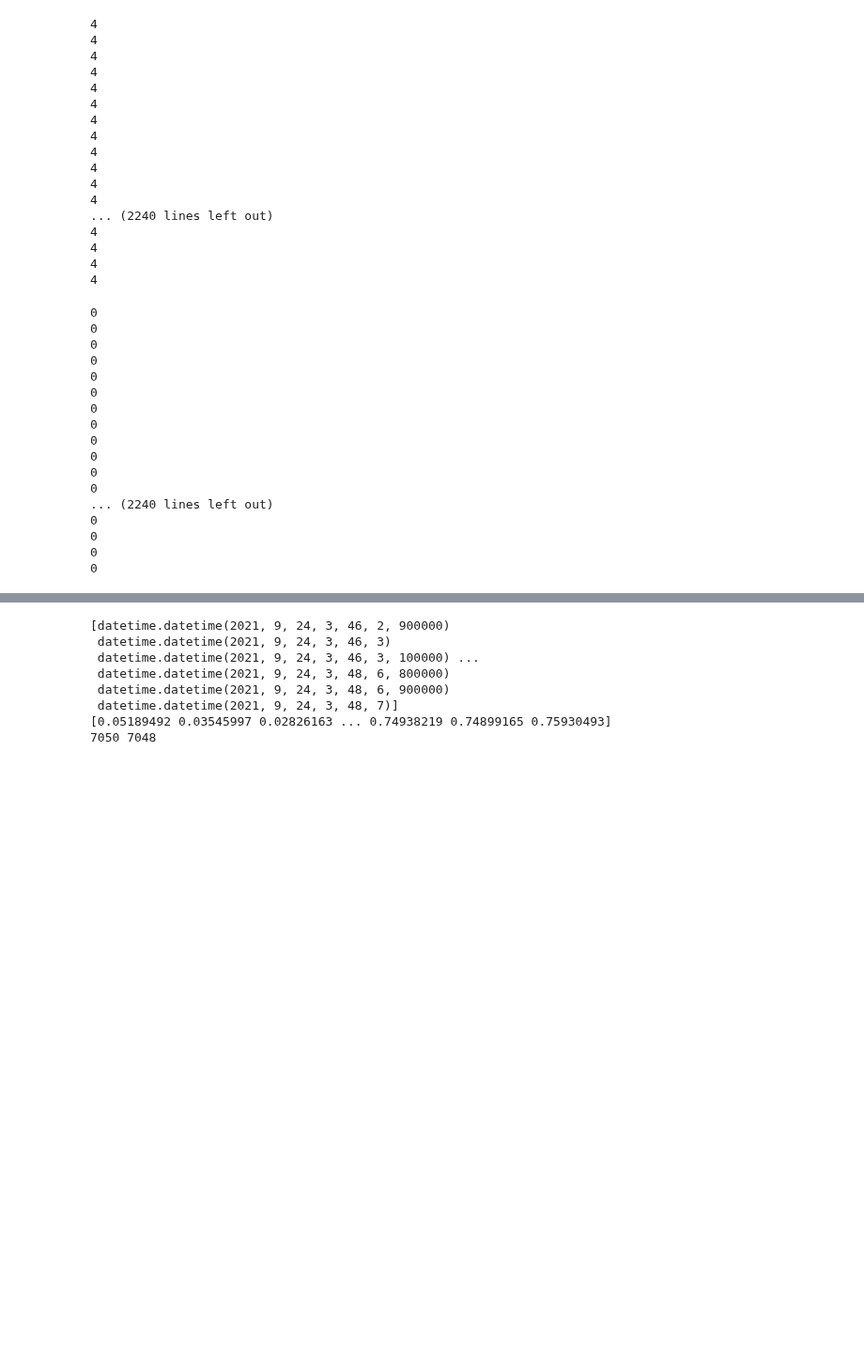
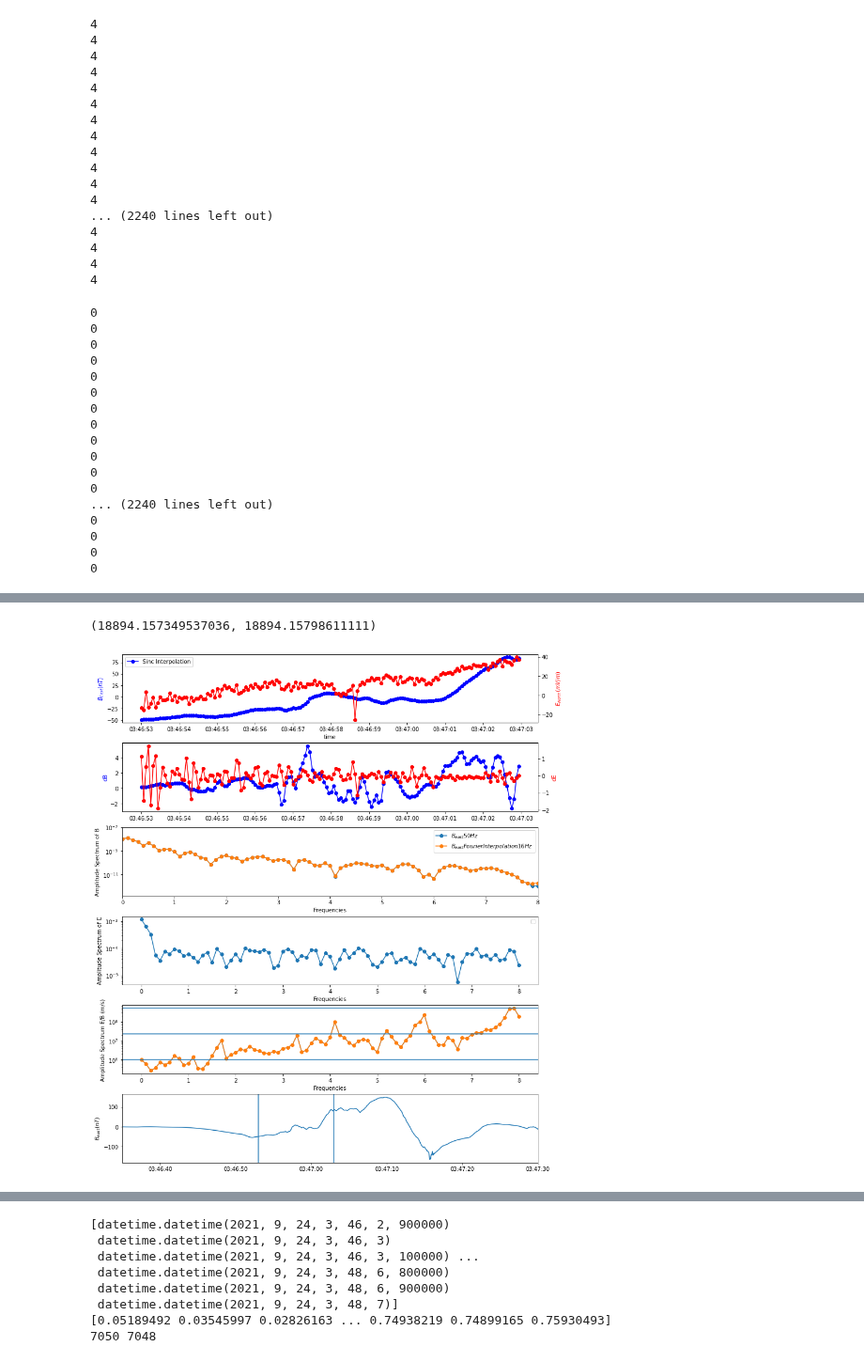
Before and after one commit to CassandraAuri/Physics_Work, a Jupyter notebook: Aurora_Work/alfven_panel.ipynb, the cells around one changed output, grey strips where cells are left out. Shown at 94% size. Cells and saved outputs as stored; diff of their text form; code cells hidden in the pictures; blank space fills up the shorter version.

```diff
--- a/Aurora_Work/alfven_panel.ipynb
+++ b/Aurora_Work/alfven_panel.ipynb
@@ -364,7 +364,7 @@ index_max_val_b = np.argmin(index_max_b)
 frequencies_50, powerspec_50 = signal.periodogram(
 B_RES[range(index_min_val_b, index_max_val_b), 1],
 50,
-window="hann",detrend=False scaling='spectrum'
+window="hann",detrend=False , scaling='spectrum'
 )
 
 ax[0].plot(
@@ -373,7 +373,7 @@ ax[0].plot(
 
 frequencies_resample, powerspec_resample = signal.periodogram(
 B_RES_resample[range(index_min_val_e, index_max_val_e), 1],
-16,  window='hann',detrend=False scaling='spectrum'
+16,  window='hann',detrend=False , scaling='spectrum'
 )
 ax[0].plot(
     frequencies_resample, np.sqrt(powerspec_resample),'-o', label=r"$B_{east} Fourier Interpolation 16Hz$"
@@ -382,7 +382,7 @@ ax[0].plot(
 frequencies_B_sinc, powerspec_B_sinc = signal.periodogram(
     B_RES_sinc[range(index_min_val_e, index_max_val_e), 1],
     16,
-    window="hann",detrend=False scaling='spectrum'
+    window="hann",detrend=False , scaling='spectrum'
 )
 
 #ax[0].plot(frequencies_B_sinc, np.sqrt(powerspec_B_sinc), '-o', label=r"$B_{east} 16 sincHz$")
@@ -402,7 +402,7 @@ ax[0].set_ylim(1.5e-13, 1e-7)
 frequencies_E, powerspec_E = signal.periodogram(
     ElectricNEC[range(index_min_val_e, index_max_val_e), 1],
     16,
-    window="hann",detrend=False scaling='spectrum'
+    window="hann",detrend=False , scaling='spectrum'
 )
 ax[1].plot(
     frequencies_E, np.sqrt(powerspec_E), '-o',
@@ -449,12 +449,12 @@ ax22.set_ylabel("$E_{North} (mV/m)$", color='red')
 frequencies_per_E, powerspec_per_E = signal.periodogram(
     ElectricNEC[range(index_min_val_e, index_max_val_e), 0],
     16,
-    window="hann",detrend=False scaling='spectrum'
+    window="hann",detrend=False , scaling='spectrum'
 )
 frequencies_per_B_scipy, powerspec_per_B_scipy = signal.periodogram(
     B_RES_resample[range(index_min_val_e, index_max_val_e), 1],
     16,
-    window="hann",detrend=False scaling='spectrum'
+    window="hann",detrend=False , scaling='spectrum'
 )
 ax[3].plot(
     frequencies_per_B_scipy,
@@ -464,7 +464,7 @@ ax[3].plot(
 frequencies_per_sinc, powerspec_per_B_sinc = signal.periodogram(
     B_RES_sinc[range(index_min_val_e, index_max_val_e), 1],
     16,
-    window="hann",detrend=False scaling='spectrum'
+    window="hann",detrend=False , scaling='spectrum'
 )
 
 ax[3].plot(frequencies_per_sinc, np.sqrt(powerspec_per_E/powerspec_per_B_scipy),'-o', label="E_N/B_E Fourier Transform")
@@ -509,3 +510,5 @@ SyntaxError: invalid syntax (<ipython-input-150-778b6ad0dce0>, line 91)
+(18894.157349537036, 18894.15798611111)
+[figure, added]
 # %%
 from scipy import interpolate
 
```
Also changed, not shown: parts of 6 cells of this notebook, 2 other files.
